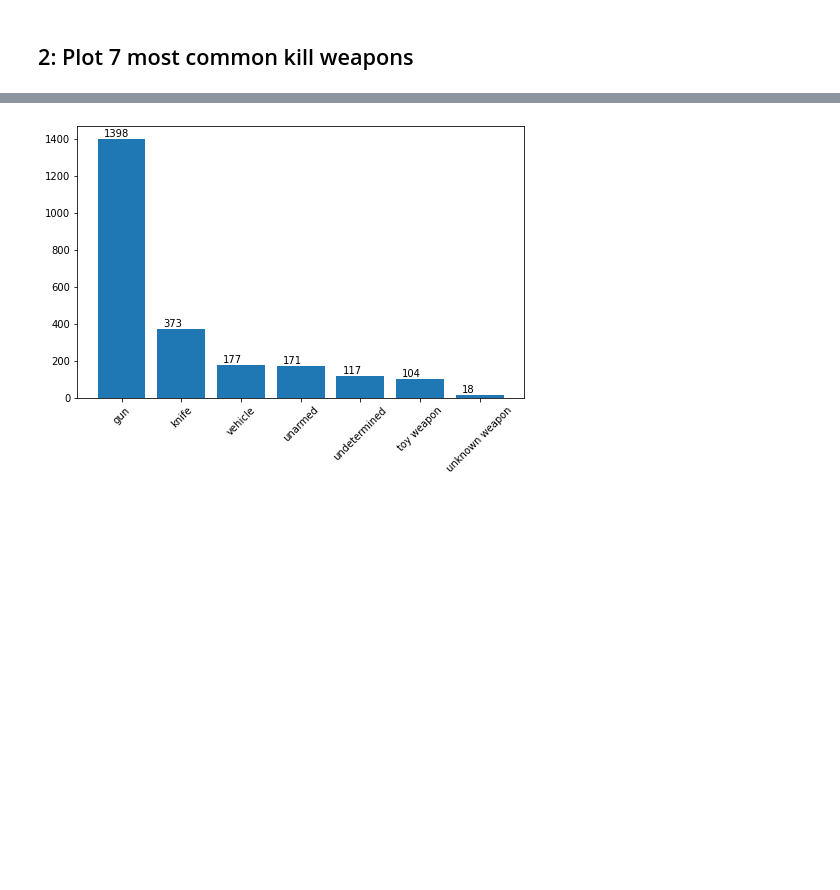
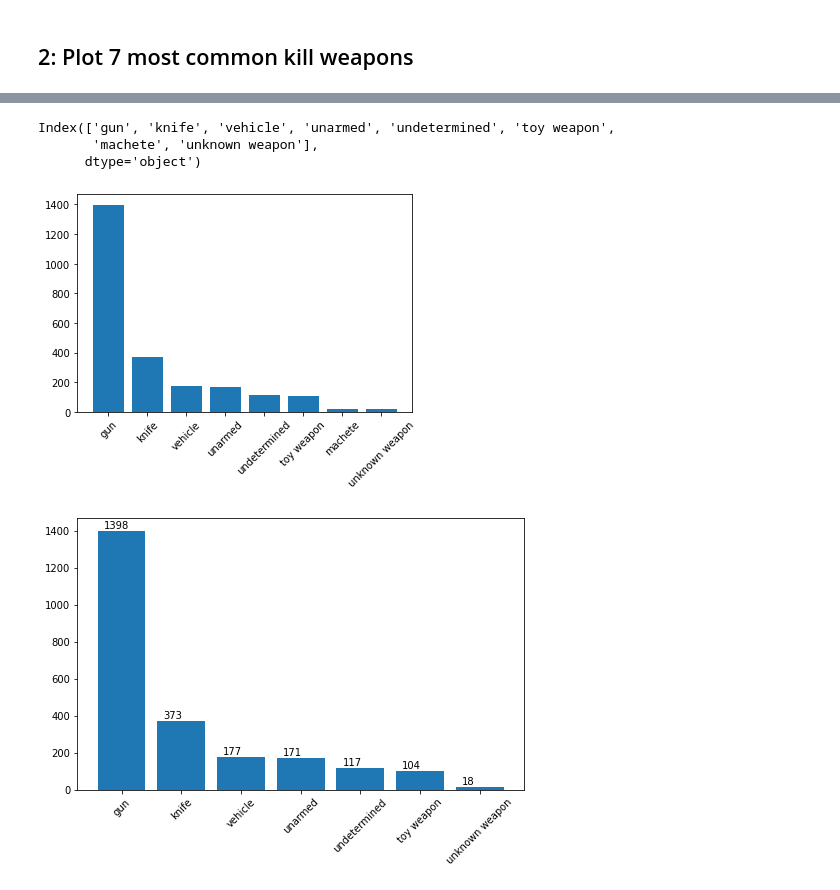
Before and after one commit to muhsinayaz/Assignment, a Jupyter notebook: 22-08-28/Assignment-1 (PoliceKillingUS-Matplotlib) student.ipynb, the cells around one changed output, grey strips where cells are left out. Cells and saved outputs as stored; diff of their text form; code cells hidden in the pictures; blank space fills up the shorter version.

```diff
--- a/22-08-28/Assignment-1 (PoliceKillingUS-Matplotlib) student.ipynb
+++ b/22-08-28/Assignment-1 (PoliceKillingUS-Matplotlib) student.ipynb
@@ -54,0 +95,3 @@ Name: armed, dtype: int64
+# %%
+kill_armed_count = kill["armed"].value_counts().to_frame().head(8)
+kill_armed_count
@@ -55,3 +108,17 @@ Name: armed, dtype: int64
+# %%
+kill_armed_index = kill_armed_count.index[:8]
+kill_armed_index
+# %% [output]
+Index(['gun', 'knife', 'vehicle', 'unarmed', 'undetermined', 'toy weapon',
+       'machete', 'unknown weapon'],
+      dtype='object')
+# %%
+plt.bar(kill_armed_index, kill_armed_count["armed"])
+# for i, v in enumerate(kill_armed_count["armed"]):
+#     plt.text(v-1 , i+1 , str(v))
+plt.xticks(rotation = 45);
+# %% [output]
+[figure, added]
 # %%
 # with matplotlib
 # %% [output]
```
Also changed, not shown: parts of 36 cells of this notebook, 2 other files.
